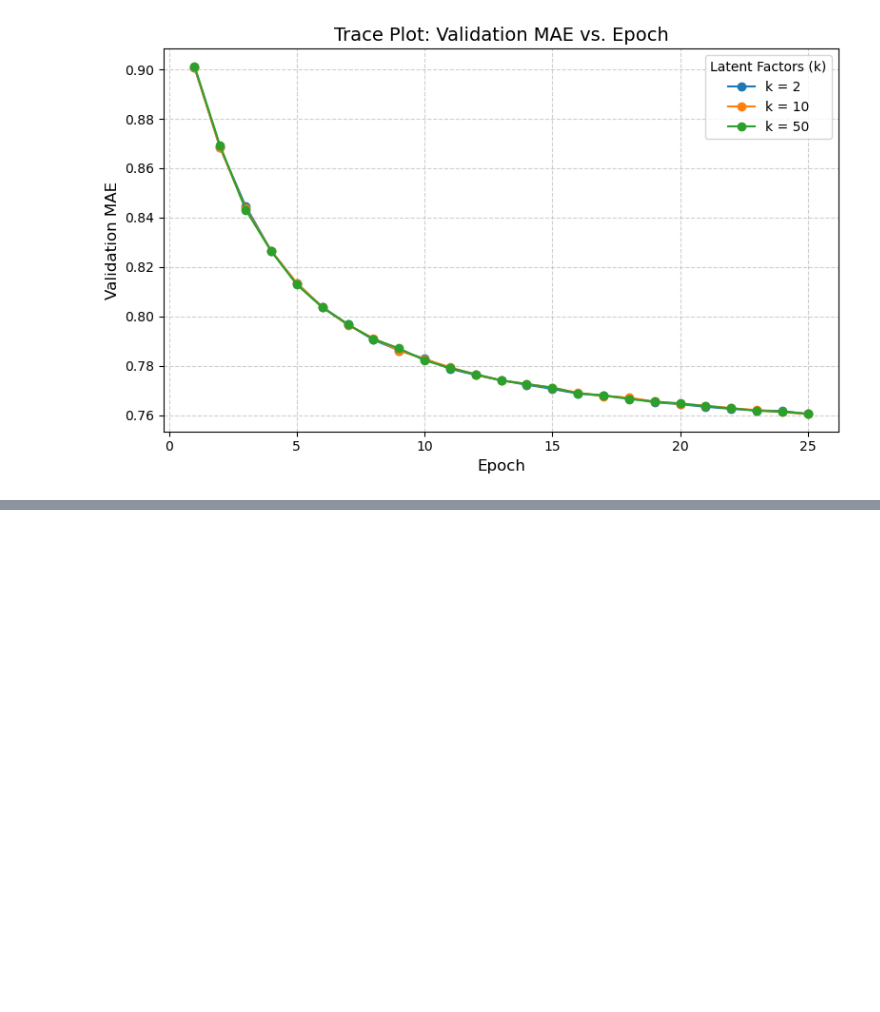
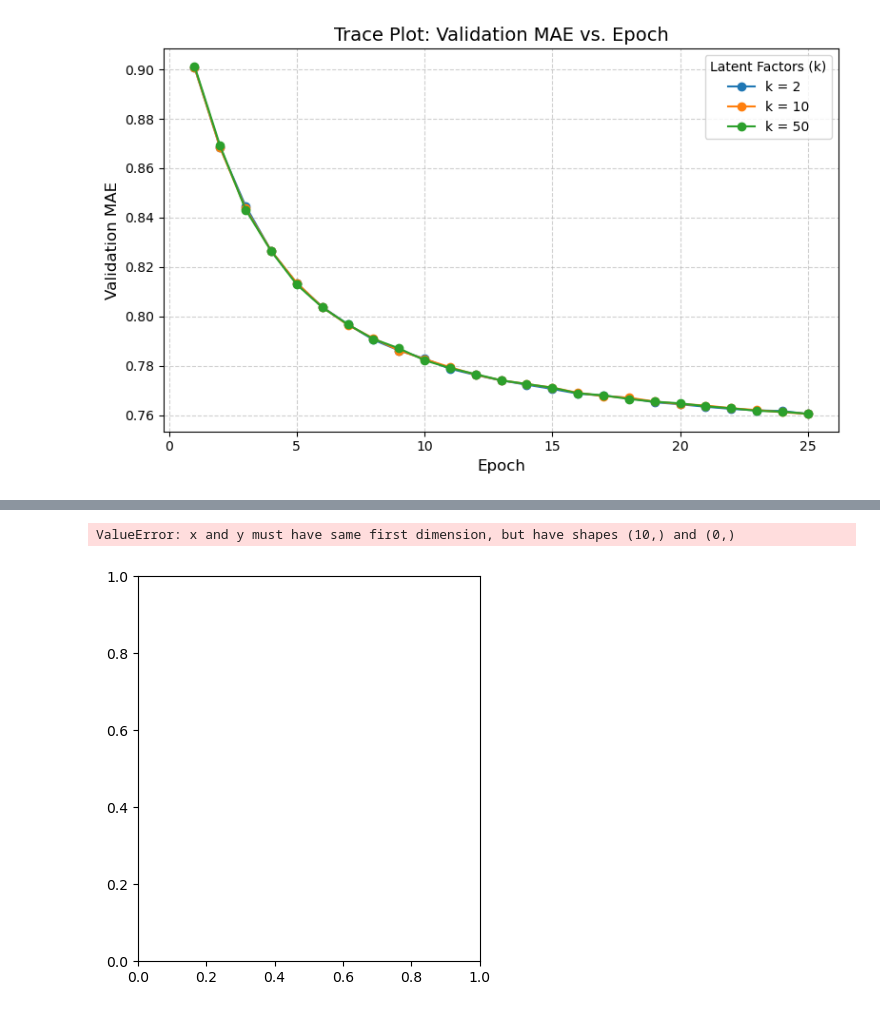
Before and after one commit to jonchung1205/movie-recommendation, a Jupyter notebook: project2-part1.ipynb, the cells around one changed output, grey strips where cells are left out. Saved outputs shown, nothing was run; the diff lists cells and outputs as text; code cells hidden in the pictures; blank space fills up the shorter version.

```diff
--- a/project2-part1.ipynb
+++ b/project2-part1.ipynb
@@ -219 +187,36 @@ k = 50, Number of epochs: 25
+# %%
+import matplotlib.pyplot as plt
+
+# Extract data from the results for plotting
+mae_per_epoch = {k: {'train': [], 'valid': []} for k in k_vals}
+
+# Populate mae_per_epoch from all_results
+for result in all_results:
+    k = result["k"]
+    mae_per_epoch[k]['train'].append(result['mae_train'])
+    mae_per_epoch[k]['valid'].append(result['mae_valid'])
+
+# Plotting the trace plots
+plt.figure(figsize=(15, 5))
+
+for idx, k in enumerate(k_vals):
+    plt.subplot(1, 3, idx + 1)
+    plt.plot(range(n_epochs), mae_per_epoch[k]['train'], marker='o', label="Train MAE")
+    plt.plot(range(n_epochs), mae_per_epoch[k]['valid'], marker='x', label="Validation MAE")
+    plt.title(f"Trace plot for k={k}")
+    plt.xlabel("Epoch")
+    plt.ylabel("MAE")
+    plt.legend()
+    plt.grid(True)
+
+plt.tight_layout()
+plt.show()
+
+# Optional: Summary of Best Results (from previous print statements)
+print("\nSummary of Best Results:")
+for res in best_results:
+    print(f"k={res['k']}, Best Validation MAE={res['mae_valid']:.4f}, Test MAE={res['mae_test']:.4f}")
+# %% [output]
+ValueError: x and y must have same first dimension, but have shapes (10,) and (0,)
+[figure, added]
 # %%
```
Also changed, not shown: parts of 18 cells of this notebook, 1 other file.
